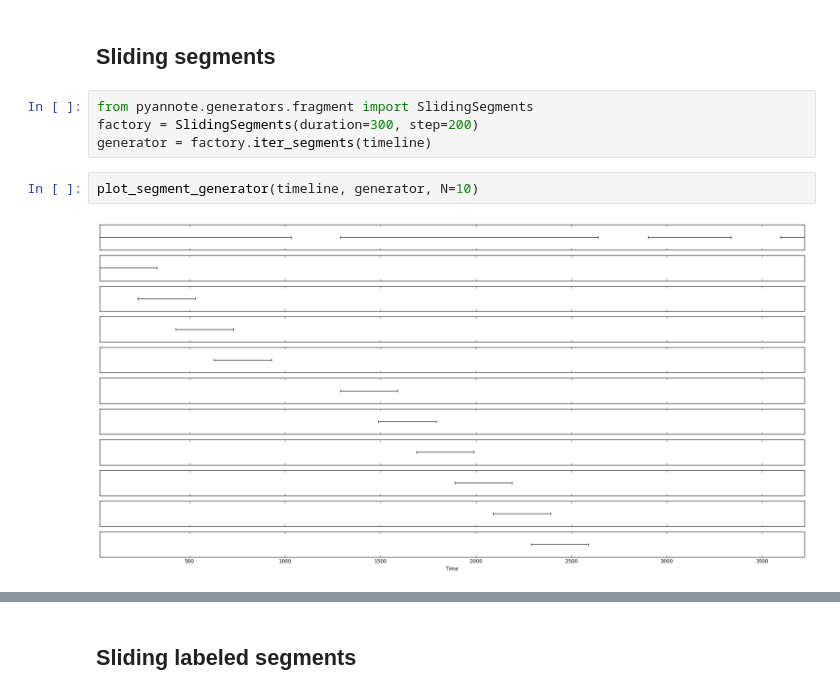
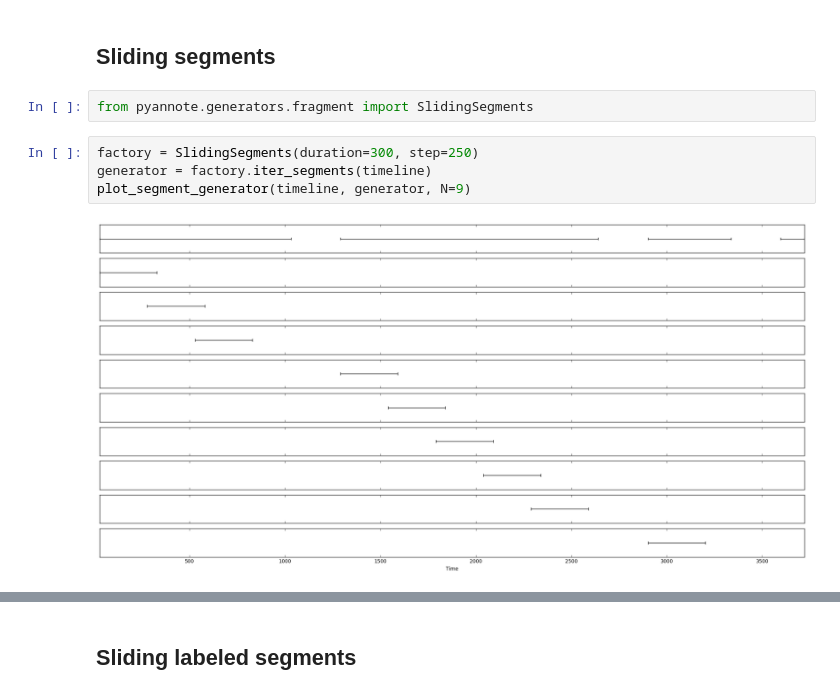
Before and after one commit to pyannote/DEPRECATED-pyannote-generators, a Jupyter notebook: doc/Visualization of fragment generators.ipynb, the cells around one changed output, grey strips where cells are left out. Cells and saved outputs as stored; diff of their text form.

```diff
--- a/doc/Visualization of fragment generators.ipynb
+++ b/doc/Visualization of fragment generators.ipynb
@@ -39,9 +39,9 @@ def plot_segment_generator(source, generator, N=10):
 ## Sliding segments
 # %%
 from pyannote.generators.fragment import SlidingSegments
-factory = SlidingSegments(duration=300, step=200)
-generator = factory.iter_segments(timeline)
-# %%
-plot_segment_generator(timeline, generator, N=10)
-# %% [output]
-[figure, removed]
+# %%
+factory = SlidingSegments(duration=300, step=250)
+generator = factory.iter_segments(timeline)
+plot_segment_generator(timeline, generator, N=9)
+# %% [output]
+[figure, added]
```
Also changed, not shown: parts of 1 cell of this notebook, 1 other file.
